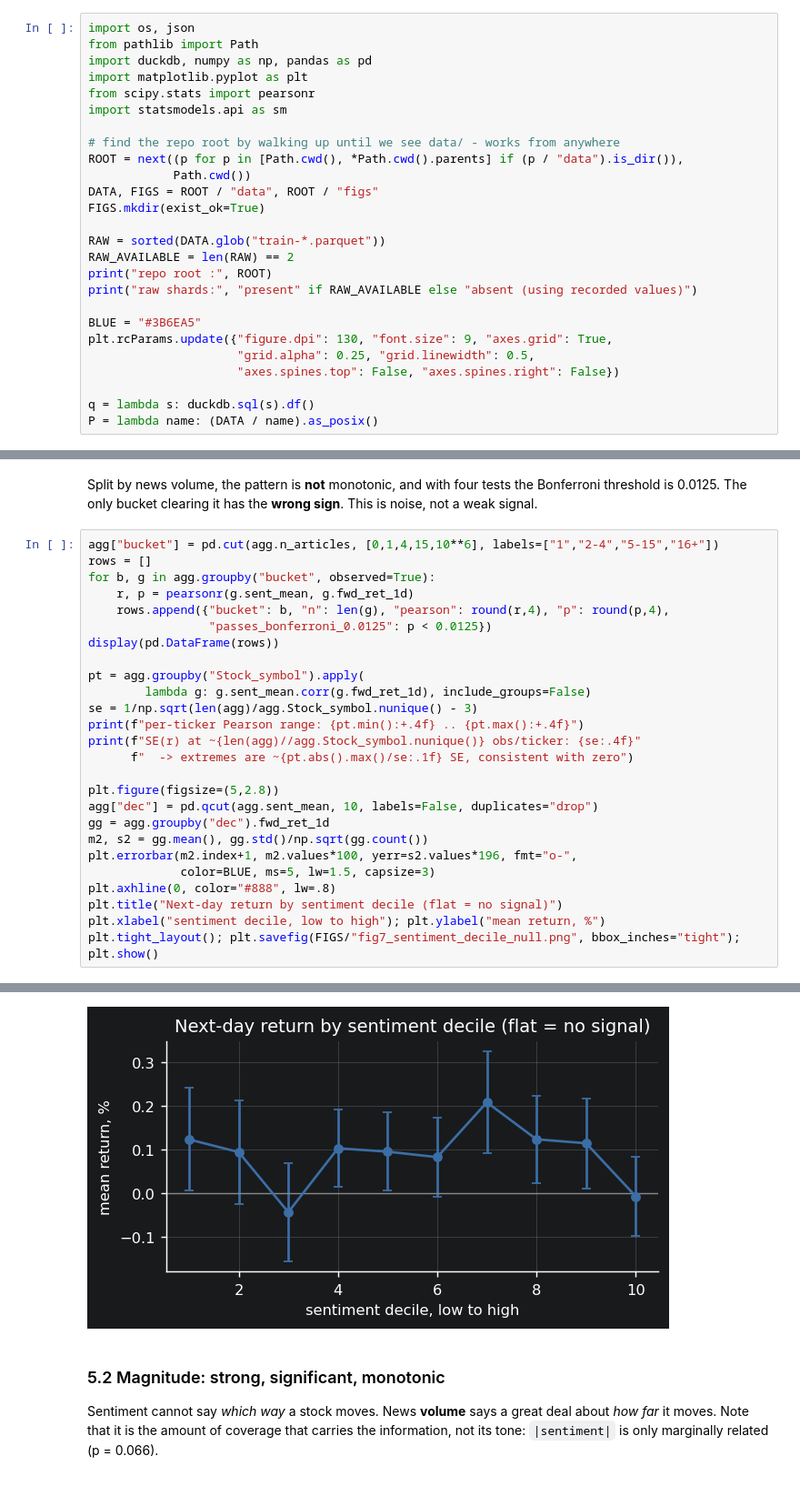
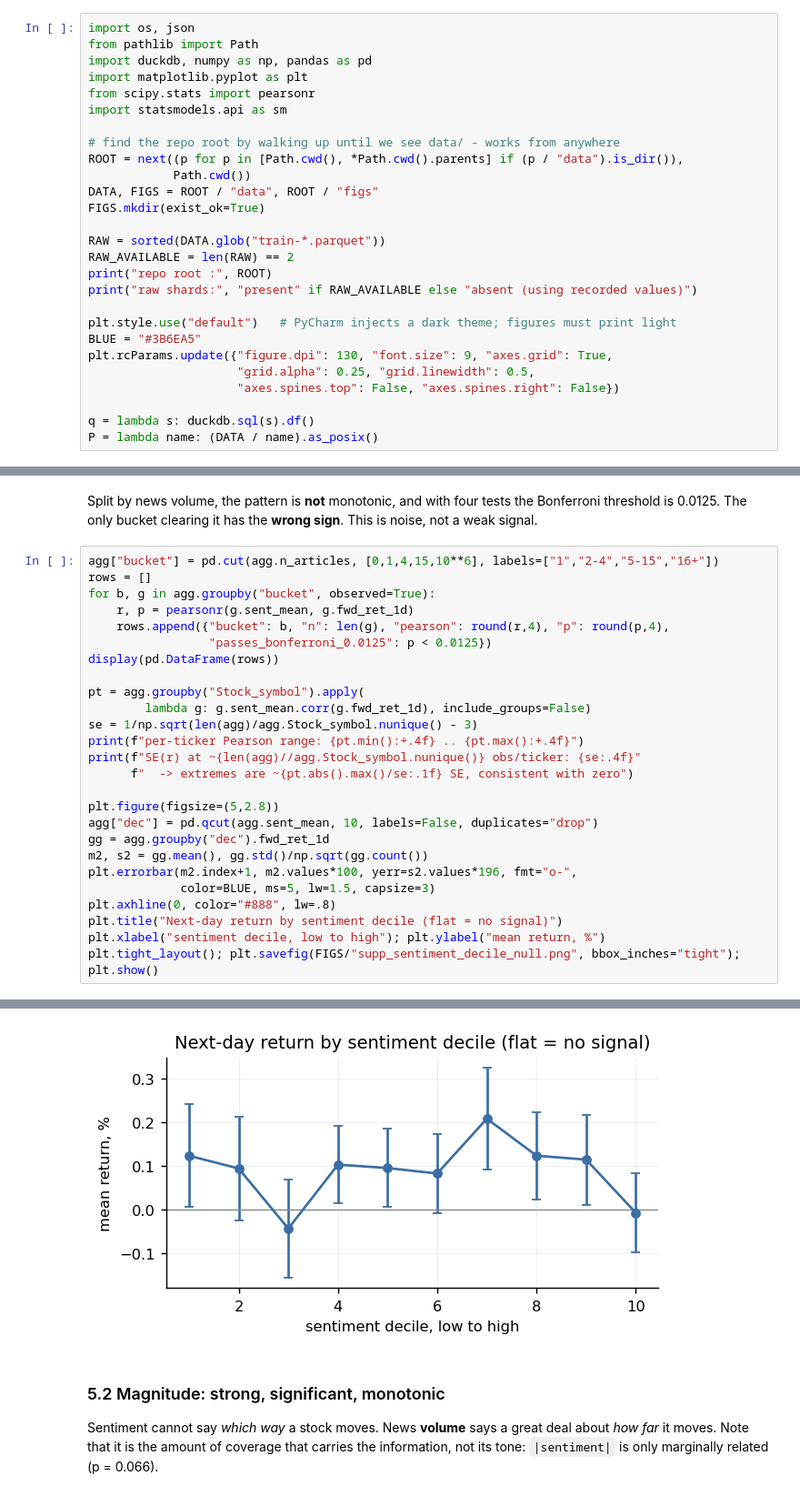
Before and after one commit to jauston1603/cs450-news-sentiment, a Jupyter notebook: phase3.ipynb, the cells around one changed output, grey strips where cells are left out. Shown at 91% size. Drawn from its saved outputs; the diff is of its cells as text.

```diff
--- a/phase3.ipynb
+++ b/phase3.ipynb
@@ -35,6 +35,7 @@ RAW_AVAILABLE = len(RAW) == 2
 print("repo root :", ROOT)
 print("raw shards:", "present" if RAW_AVAILABLE else "absent (using recorded values)")
 
+plt.style.use("default")   # PyCharm injects a dark theme; figures must print light
 BLUE = "#3B6EA5"
 plt.rcParams.update({"figure.dpi": 130, "font.size": 9, "axes.grid": True,
                      "grid.alpha": 0.25, "grid.linewidth": 0.5,
@@ -399,35 +430,35 @@ rows = []
 for b, g in agg.groupby("bucket", observed=True):
     r, p = pearsonr(g.sent_mean, g.fwd_ret_1d)
     rows.append({"bucket": b, "n": len(g), "pearson": round(r,4), "p": round(p,4),
                  "passes_bonferroni_0.0125": p < 0.0125})
 display(pd.DataFrame(rows))
 
 pt = agg.groupby("Stock_symbol").apply(
         lambda g: g.sent_mean.corr(g.fwd_ret_1d), include_groups=False)
 se = 1/np.sqrt(len(agg)/agg.Stock_symbol.nunique() - 3)
 print(f"per-ticker Pearson range: {pt.min():+.4f} .. {pt.max():+.4f}")
 print(f"SE(r) at ~{len(agg)//agg.Stock_symbol.nunique()} obs/ticker: {se:.4f}"
       f"  -> extremes are ~{pt.abs().max()/se:.1f} SE, consistent with zero")
 
 plt.figure(figsize=(5,2.8))
 agg["dec"] = pd.qcut(agg.sent_mean, 10, labels=False, duplicates="drop")
 gg = agg.groupby("dec").fwd_ret_1d
 m2, s2 = gg.mean(), gg.std()/np.sqrt(gg.count())
 plt.errorbar(m2.index+1, m2.values*100, yerr=s2.values*196, fmt="o-",
              color=BLUE, ms=5, lw=1.5, capsize=3)
 plt.axhline(0, color="#888", lw=.8)
 plt.title("Next-day return by sentiment decile (flat = no signal)")
 plt.xlabel("sentiment decile, low to high"); plt.ylabel("mean return, %")
-plt.tight_layout(); plt.savefig(FIGS/"fig7_sentiment_decile_null.png", bbox_inches="tight"); plt.show()
+plt.tight_layout(); plt.savefig(FIGS/"supp_sentiment_decile_null.png", bbox_inches="tight"); plt.show()
 # %% [output]
 |  | bucket | n | pearson | p | passes_bonferroni_0.0125 |
 | 0 | 1 | 5056 | -0.0030 | 0.8298 | False |
 | 1 | 2-4 | 9540 | -0.0261 | 0.0109 | True |
 | 2 | 5-15 | 5807 | 0.0177 | 0.1769 | False |
 | 3 | 16+ | 1492 | 0.0545 | 0.0353 | False |
 per-ticker Pearson range: -0.0511 .. +0.0658
 SE(r) at ~951 obs/ticker: 0.0325  -> extremes are ~2.0 SE, consistent with zero
-[figure, old version]
+[figure, new version]
 # %% [markdown]
 ### 5.2 Magnitude: strong, significant, monotonic
 
```
Also changed, not shown: parts of 13 cells of this notebook, 18 other files.
